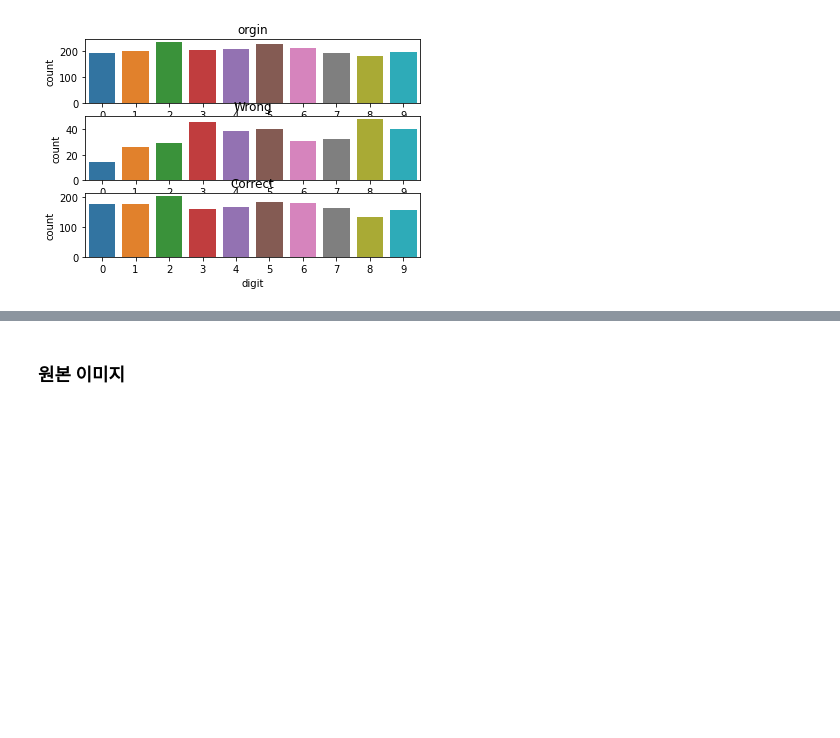
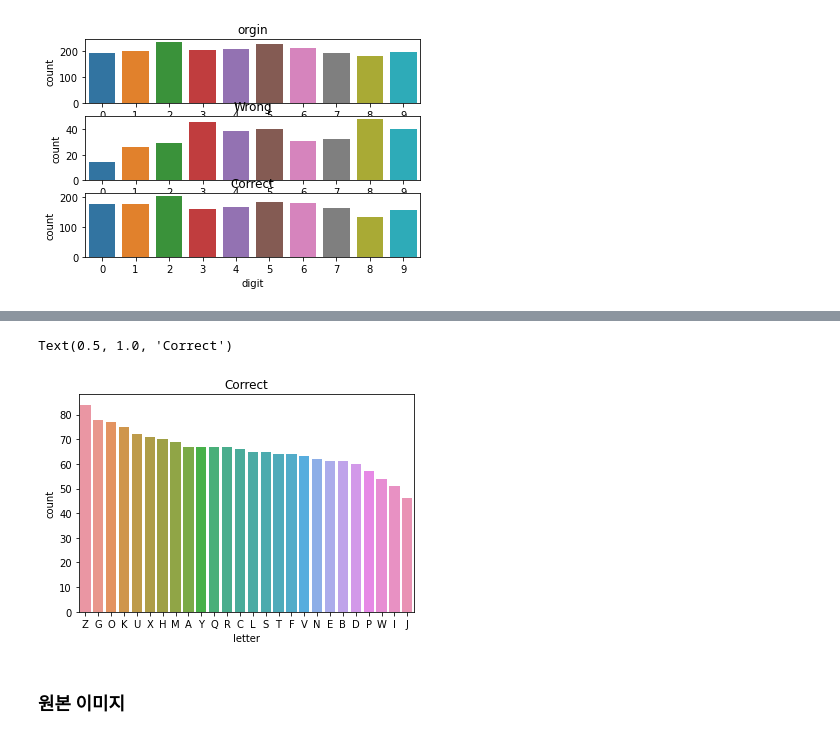
Before and after one commit to JaeHeee/DACON_seub, a Jupyter notebook: KM/Comparing correct and wrong.ipynb, the cells around one changed output, grey strips where cells are left out. Cells and saved outputs as stored; diff of their text form; code cells hidden in the pictures; blank space fills up the shorter version.

```diff
--- a/KM/Comparing correct and wrong.ipynb
+++ b/KM/Comparing correct and wrong.ipynb
@@ -121,3 +122,8 @@ Text(0.5, 1.0, 'Correct')
+# %%
+sns.countplot(correct_letter,  order = correct_letter.value_counts().index).set_title('Correct')
+# %% [output]
+Text(0.5, 1.0, 'Correct')
+[figure, added]
 # %% [markdown]
 ### 원본 이미지
 # %%
```
Also changed, not shown: parts of 8 cells of this notebook.
